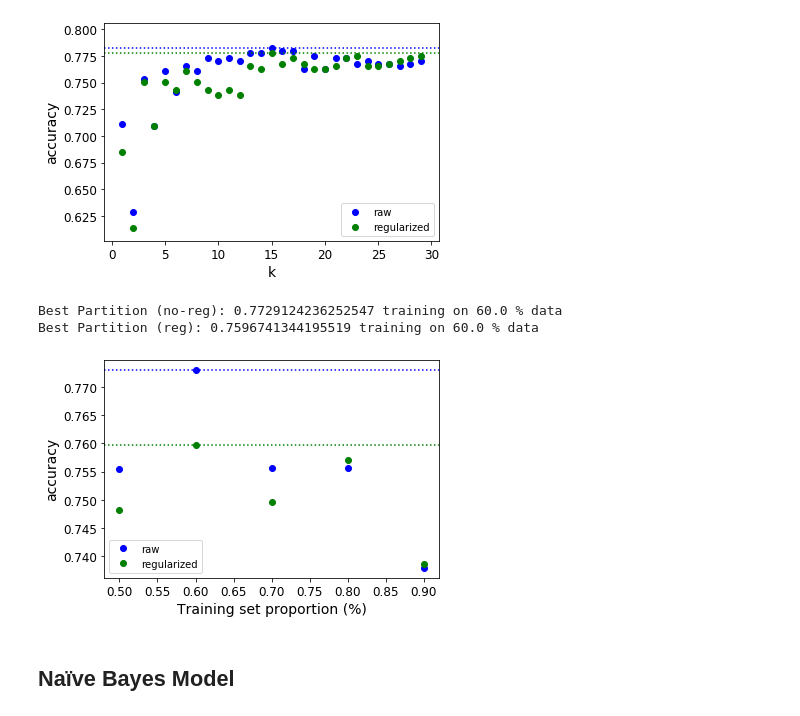
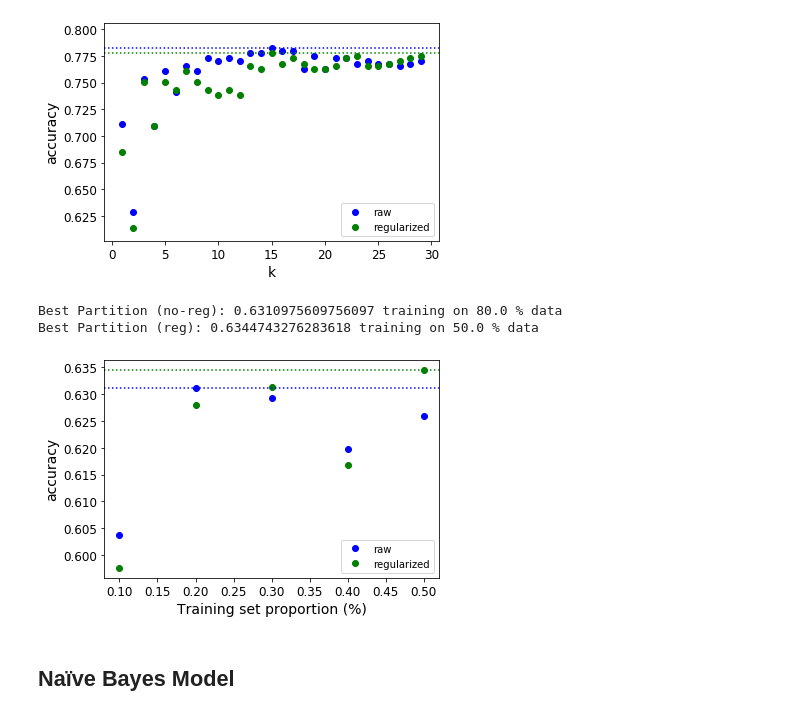
Before and after one commit to WafflesAreFriends/CPSC-4310-Stocks, a Jupyter notebook: DAP3/kNN_bayes.ipynb, the cells around one changed output. Cells and saved outputs as stored; diff of their text form; code cells hidden in the pictures.

```diff
--- a/DAP3/kNN_bayes.ipynb
+++ b/DAP3/kNN_bayes.ipynb
@@ -86,46 +90,46 @@ Highest Accuracy (reg): 0.7775061124694377 at k = 15
 # %%
 # find optimal testing versus training split size
 num_tests = 100 # testing threshold
-t = [0.5, 0.6, 0.7, 0.8, 0.9]
-knn = KNeighborsClassifier(n_neighbors = m_indexR)
+t = [0.5, 0.4, 0.3, 0.2, 0.1]
+knn = KNeighborsClassifier(n_neighbors = m_indexR) # use index of highest accuracy on regularized dataset
 plt.figure()
 
 nr = []
 r = []
 for s in t:
     scores = []
     reg_scores = []
     for i in range(num_tests):
         X_train, X_test, y_train, y_test = train_test_split(X, y, test_size = s, random_state=0)
         X_train_scaled = scaler.fit_transform(X_train)
         X_test_scaled = scaler.transform(X_test)
         # normal fit
         knn.fit(X_train, y_train)
         scores.append(knn.score(X_test, y_test))
         # regularized fit
         knn.fit(X_train_scaled, y_train)
         reg_scores.append(knn.score(X_test_scaled, y_test))
 
     nr.append(np.mean(scores))
     plt.plot(s, nr[-1], 'bo')
     r.append(np.mean(reg_scores))
     plt.plot(s, r[-1], 'bo', c='g')
 
 plt.xlabel('Training set proportion (%)')
 plt.ylabel('accuracy');
 plt.legend(['raw', 'regularized'])
 md = max(nr)
 mdR = max(r)
 md_index = t[nr.index(md)]
 md_indexR = t[r.index(mdR)]
 plt.axhline(y=md, color='b', linestyle=':')
 plt.axhline(y=mdR, color='g', linestyle=':')
-print('Best Partition (no-reg):',md,'training on',md_index*100,'% data')
-print('Best Partition (reg):',mdR,'training on',md_indexR*100,'% data')
+print('Best Partition (no-reg):',md,'training on',100-md_index*100,'% data')
+print('Best Partition (reg):',mdR,'training on', 100-md_indexR*100,'% data')
 # %% [output]
-Best Partition (no-reg): 0.7729124236252547 training on 60.0 % data
-Best Partition (reg): 0.7596741344195519 training on 60.0 % data
+Best Partition (no-reg): 0.6310975609756097 training on 80.0 % data
+Best Partition (reg): 0.6344743276283618 training on 50.0 % data
-[figure, old version]
+[figure, new version]
 # %% [markdown]
 ## Naïve Bayes Model
 # %%
```
Also changed, not shown: parts of 21 cells of this notebook, 1 other file.
